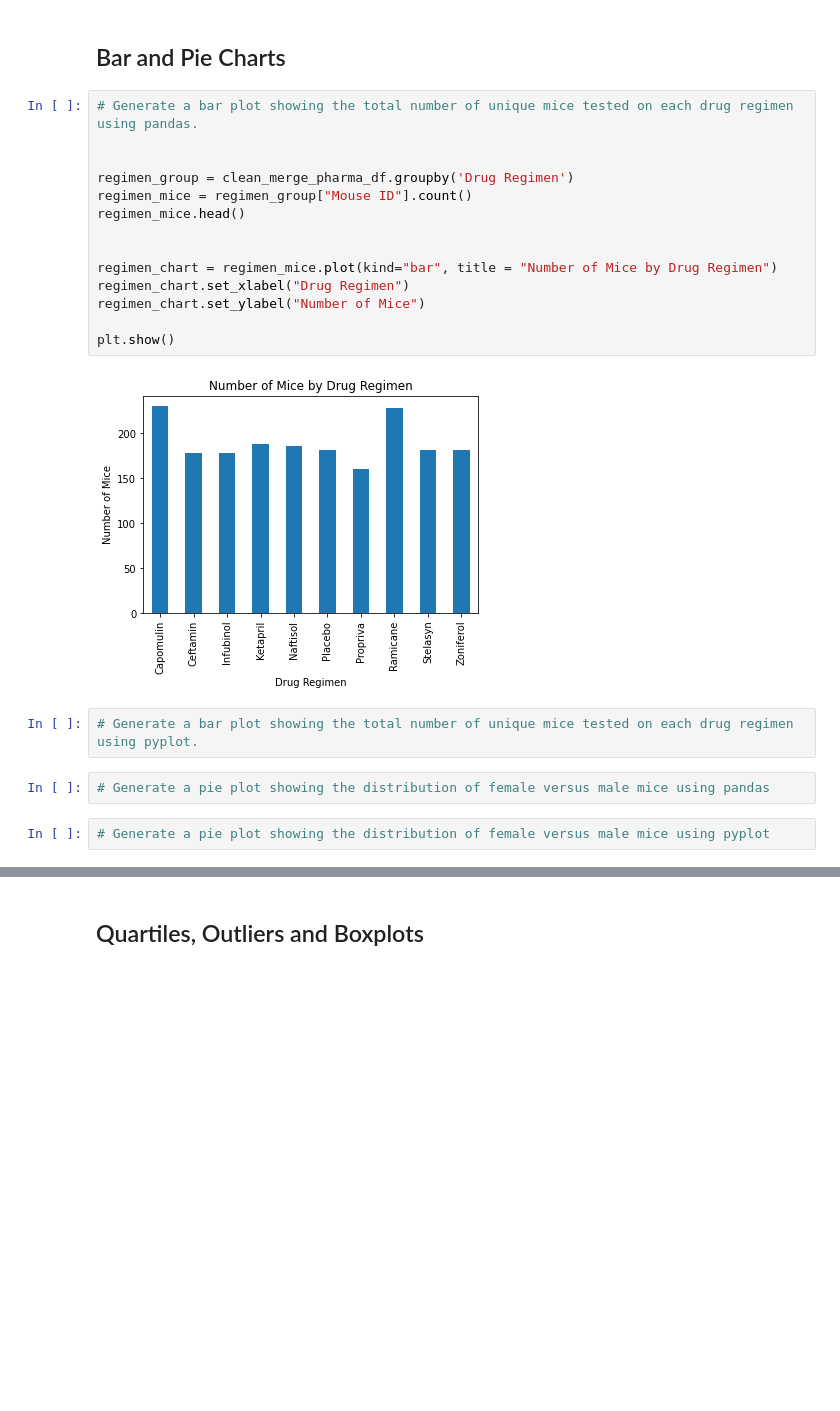
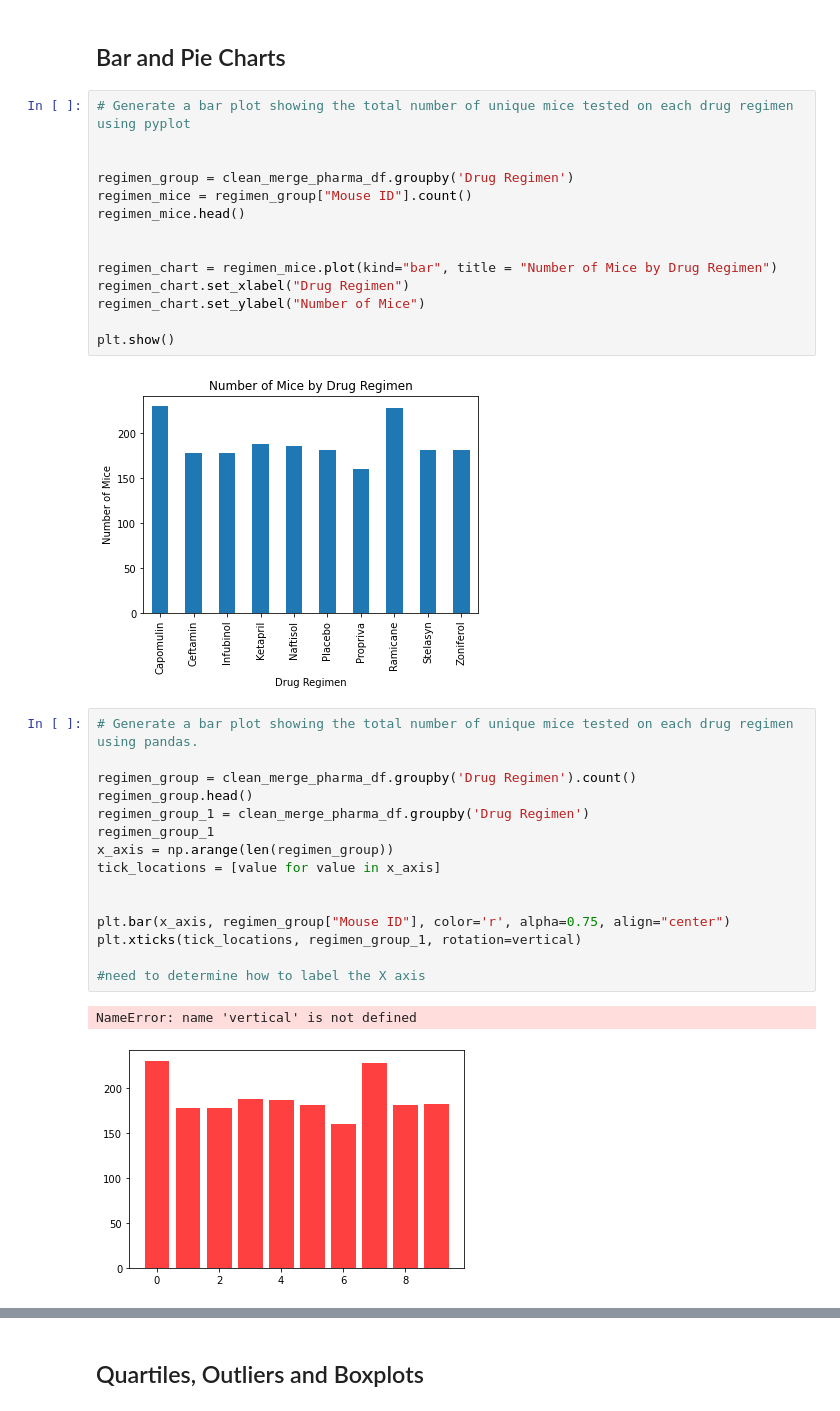
Before and after one commit to SamHoney71/Matplotlib-challenge, a Jupyter notebook: Pymaceuticals/pymaceuticals_starter-Jeter.ipynb, the cells around one changed output, grey strips where cells are left out. Drawn from its saved outputs; the diff is of its cells as text; blank space fills up the shorter version.

Commit message:
pie charts not working -axis labeling issues

```diff
--- a/Pymaceuticals/pymaceuticals_starter-Jeter.ipynb
+++ b/Pymaceuticals/pymaceuticals_starter-Jeter.ipynb
@@ -234,7 +234,7 @@ grouped_regimen_df_2
 # %% [markdown]
 ## Bar and Pie Charts
 # %%
-# Generate a bar plot showing the total number of unique mice tested on each drug regimen using pandas.
+# Generate a bar plot showing the total number of unique mice tested on each drug regimen using pyplot
 
 
 regimen_group = clean_merge_pharma_df.groupby('Drug Regimen')
@@ -249,9 +249,21 @@ regimen_chart.set_ylabel("Number of Mice")
 plt.show()
 # %% [output]
 [figure]
-# %%
-# Generate a bar plot showing the total number of unique mice tested on each drug regimen using pyplot.
-# %%
-# Generate a pie plot showing the distribution of female versus male mice using pandas
-# %%
-# Generate a pie plot showing the distribution of female versus male mice using pyplot
+# %%
+# Generate a bar plot showing the total number of unique mice tested on each drug regimen using pandas.
+
+regimen_group = clean_merge_pharma_df.groupby('Drug Regimen').count()
+regimen_group.head()
+regimen_group_1 = clean_merge_pharma_df.groupby('Drug Regimen')
+regimen_group_1
+x_axis = np.arange(len(regimen_group))
+tick_locations = [value for value in x_axis]
+
+
+plt.bar(x_axis, regimen_group["Mouse ID"], color='r', alpha=0.75, align="center")
+plt.xticks(tick_locations, regimen_group_1, rotation=vertical)
+
+#need to determine how to label the X axis
+# %% [output]
+NameError: name 'vertical' is not defined
+[figure, added]
```
Also changed, not shown: parts of 2 cells of this notebook.
